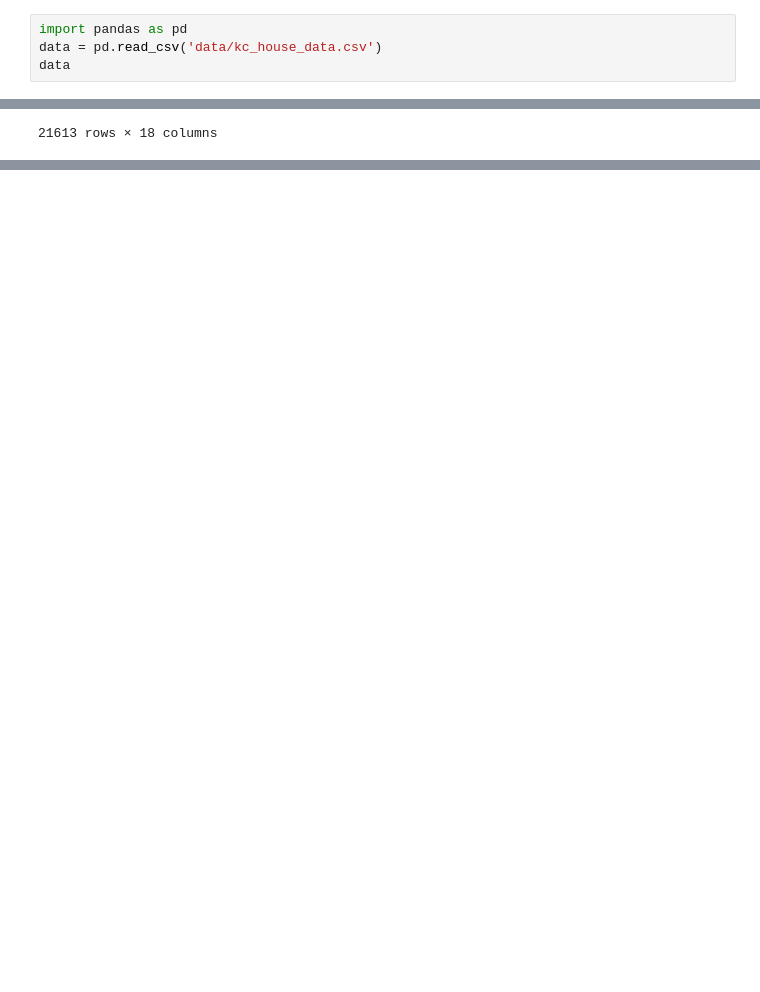
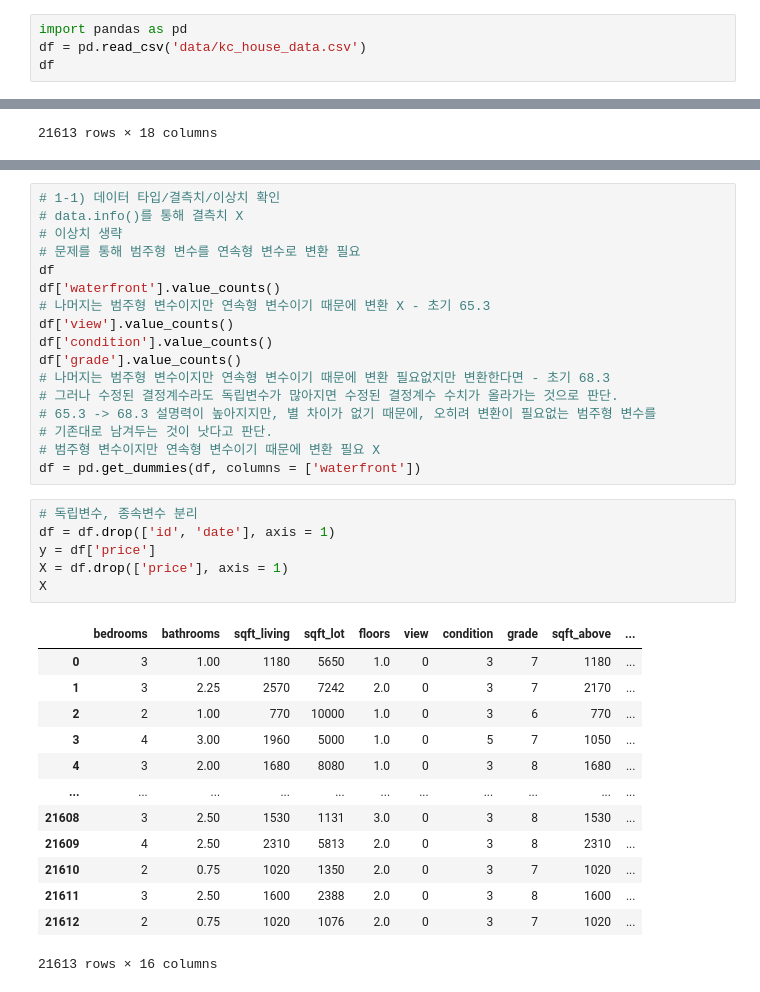
Before and after one commit to blackbutterfly0852/ADP_PRACTICE, a Jupyter notebook: 221019_회귀분석.ipynb, the cells around one changed output, grey strips where cells are left out. Cells and saved outputs as stored; diff of their text form; blank space fills up the shorter version.

```diff
--- a/221019_회귀분석.ipynb
+++ b/221019_회귀분석.ipynb
@@ -233,8 +235,8 @@ plt.show()
 ## summa
 # %%
 import pandas as pd
-data = pd.read_csv('data/kc_house_data.csv')
-data
+df = pd.read_csv('data/kc_house_data.csv')
+df
 # %% [output]
 |  | id | date | price | bedrooms | bathrooms | sqft_living | sqft_lot | floors | waterfront | view | ... |
 | 0 | 7129300520 | 20141013T000000 | 221900.0 | 3 | 1.00 | 1180 | 5650 | 1.0 | standard | 0 | ... |
@@ -257,0 +303,37 @@ data
+# %%
+# 1-1) 데이터 타입/결측치/이상치 확인
+# data.info()를 통해 결측치 X
+# 이상치 생략
+# 문제를 통해 범주형 변수를 연속형 변수로 변환 필요
+df
+df['waterfront'].value_counts()
+# 나머지는 범주형 변수이지만 연속형 변수이기 때문에 변환 X - 초기 65.3
+df['view'].value_counts()
+df['condition'].value_counts()
+df['grade'].value_counts()
+# 나머지는 범주형 변수이지만 연속형 변수이기 때문에 변환 필요없지만 변환한다면 - 초기 68.3
+# 그러나 수정된 결정계수라도 독립변수가 많아지면 수정된 결정계수 수치가 올라가는 것으로 판단.
+# 65.3 -> 68.3 설명력이 높아지지만, 별 차이가 없기 때문에, 오히려 변환이 필요없는 범주형 변수를
+# 기존대로 남겨두는 것이 낫다고 판단.
+# 범주형 변수이지만 연속형 변수이기 때문에 변환 필요 X
+df = pd.get_dummies(df, columns = ['waterfront'])
+# %%
+# 독립변수, 종속변수 분리
+df = df.drop(['id', 'date'], axis = 1)
+y = df['price']
+X = df.drop(['price'], axis = 1)
+X
+# %% [output]
+|  | bedrooms | bathrooms | sqft_living | sqft_lot | floors | view | condition | grade | sqft_above | ... |
+| 0 | 3 | 1.00 | 1180 | 5650 | 1.0 | 0 | 3 | 7 | 1180 | ... |
+| 1 | 3 | 2.25 | 2570 | 7242 | 2.0 | 0 | 3 | 7 | 2170 | ... |
+| 2 | 2 | 1.00 | 770 | 10000 | 1.0 | 0 | 3 | 6 | 770 | ... |
+| 3 | 4 | 3.00 | 1960 | 5000 | 1.0 | 0 | 5 | 7 | 1050 | ... |
+| 4 | 3 | 2.00 | 1680 | 8080 | 1.0 | 0 | 3 | 8 | 1680 | ... |
+| ... | ... | ... | ... | ... | ... | ... | ... | ... | ... | ... |
+| 21608 | 3 | 2.50 | 1530 | 1131 | 3.0 | 0 | 3 | 8 | 1530 | ... |
+| 21609 | 4 | 2.50 | 2310 | 5813 | 2.0 | 0 | 3 | 8 | 2310 | ... |
+| 21610 | 2 | 0.75 | 1020 | 1350 | 2.0 | 0 | 3 | 7 | 1020 | ... |
+| 21611 | 3 | 2.50 | 1600 | 2388 | 2.0 | 0 | 3 | 8 | 1600 | ... |
+| 21612 | 2 | 0.75 | 1020 | 1076 | 2.0 | 0 | 3 | 7 | 1020 | ... |
+21613 rows × 16 columns
```
Also changed, not shown: parts of 33 cells of this notebook.
